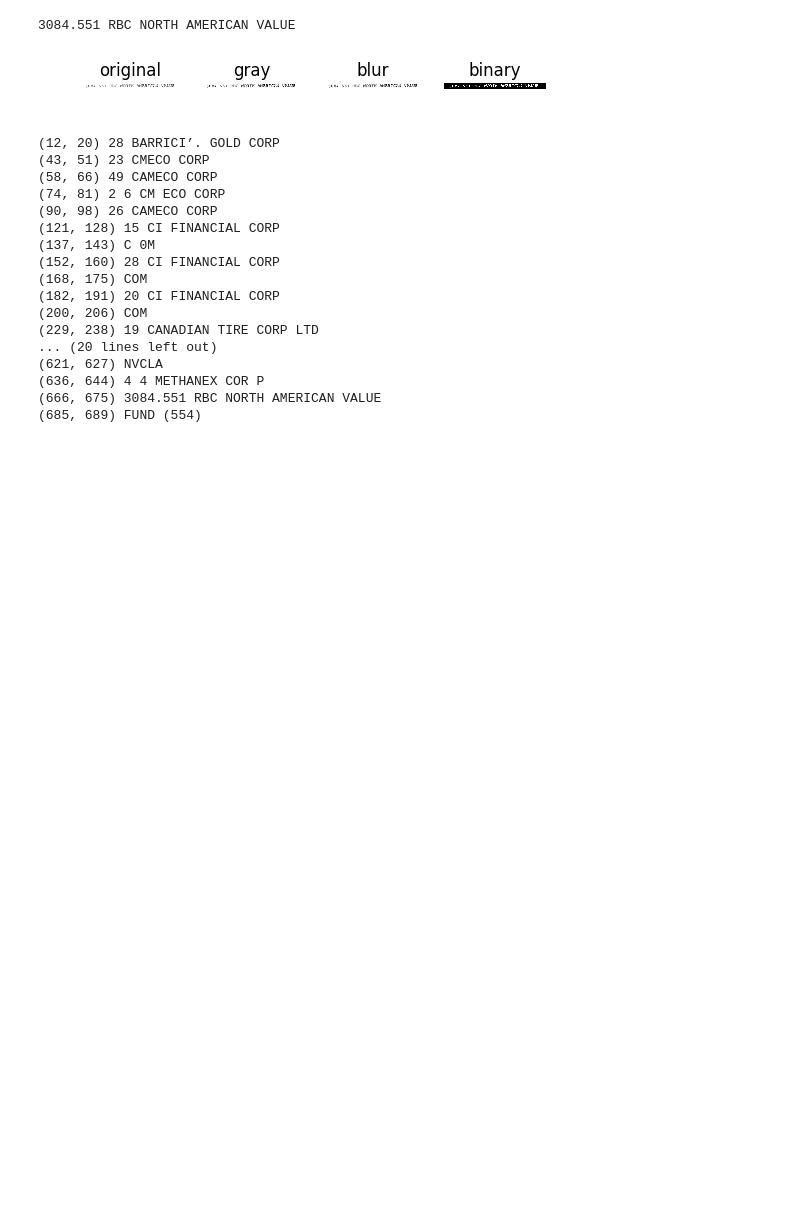
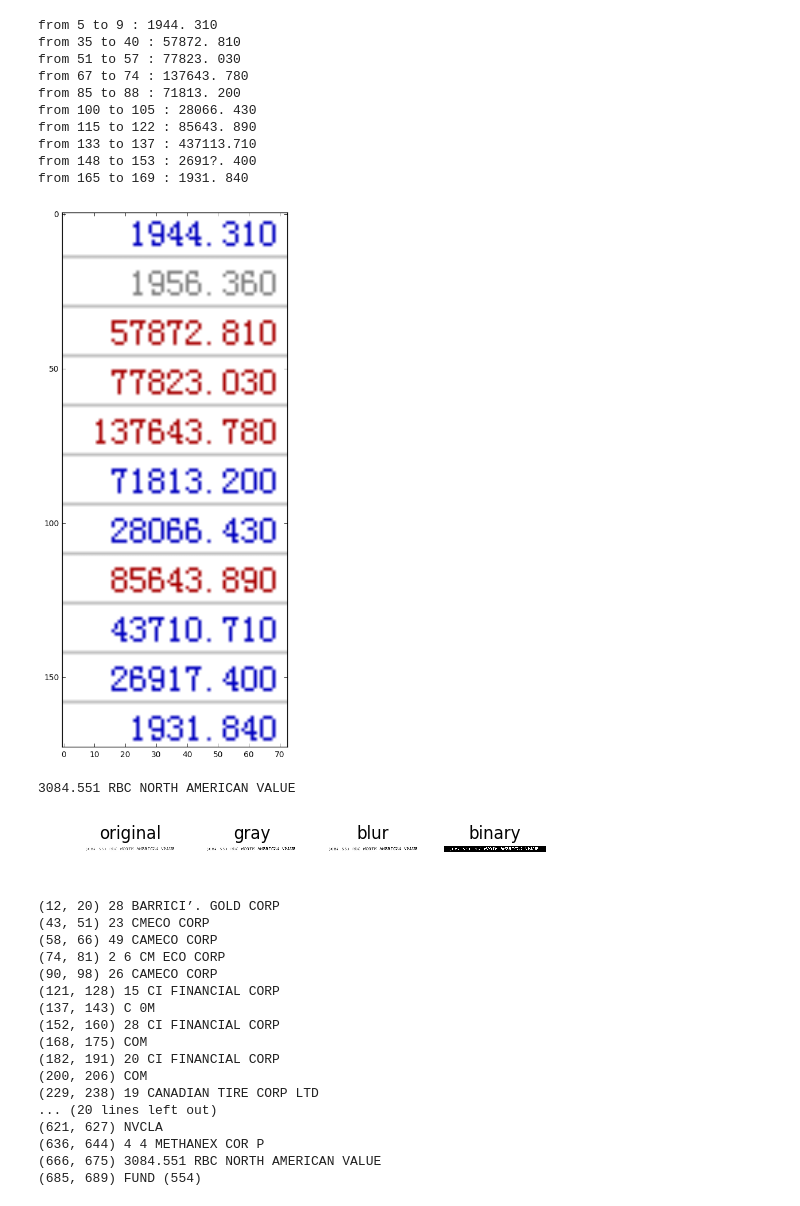
Before and after one commit to destyjustc/account_ocr, a Jupyter notebook: ai/notebook/DigitsOCR.ipynb, the cells around one changed output. Drawn from its saved outputs; the diff is of its cells as text; code cells hidden in the pictures; blank space fills up the shorter version.

Commit message:
modify the pipeline

```diff
--- a/ai/notebook/DigitsOCR.ipynb
+++ b/ai/notebook/DigitsOCR.ipynb
@@ -11,6 +11,29 @@ if module_path not in sys.path:
     sys.path.append(module_path)
 from OCRtext import *
 %matplotlib inline
+# %%
+filename = "../../data/data1.png"
+pt1 = (127, 471)
+pt2 = (300, 544)
+img = cv2.imread(filename)
+img = img[pt1[0]:pt2[0], pt1[1]:pt2[1]]
+plt.figure(figsize=(20,12))
+plt.imshow(img)
+linesLocation, listOfResults = pipeline(filename, pt1, pt2)
+for (loc, result) in zip(linesLocation, listOfResults):
+    print('from {} to {} : {}'.format(loc[0], loc[1], result))
+# %% [output]
+from 5 to 9 : 1944. 310
+from 35 to 40 : 57872. 810
+from 51 to 57 : 77823. 030
+from 67 to 74 : 137643. 780
+from 85 to 88 : 71813. 200
+from 100 to 105 : 28066. 430
+from 115 to 122 : 85643. 890
+from 133 to 137 : 437113.710
+from 148 to 153 : 2691?. 400
+from 165 to 169 : 1931. 840
+[figure, added]
 # %%
 filename = "../../data/RBC_col2.png"
 img = cv2.imread(filename)
```
Also changed, not shown: 1 other file.
